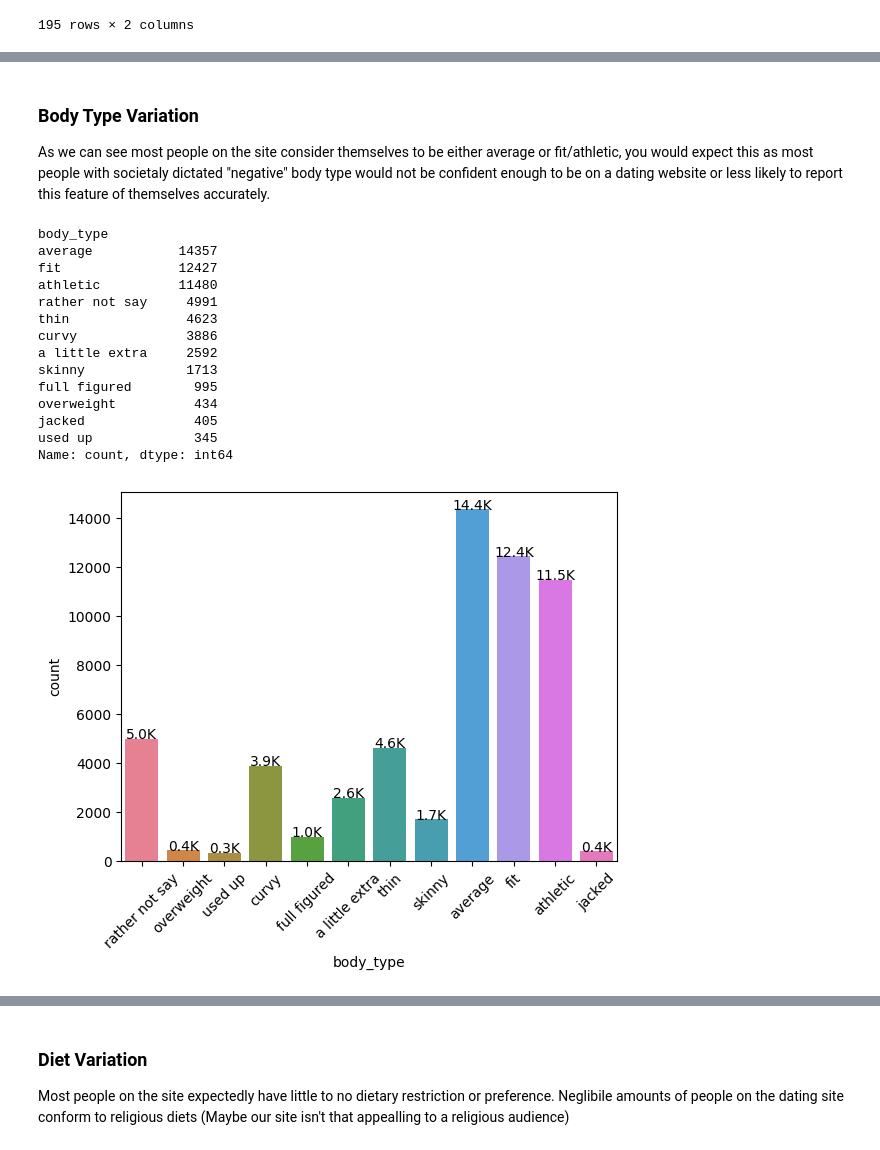
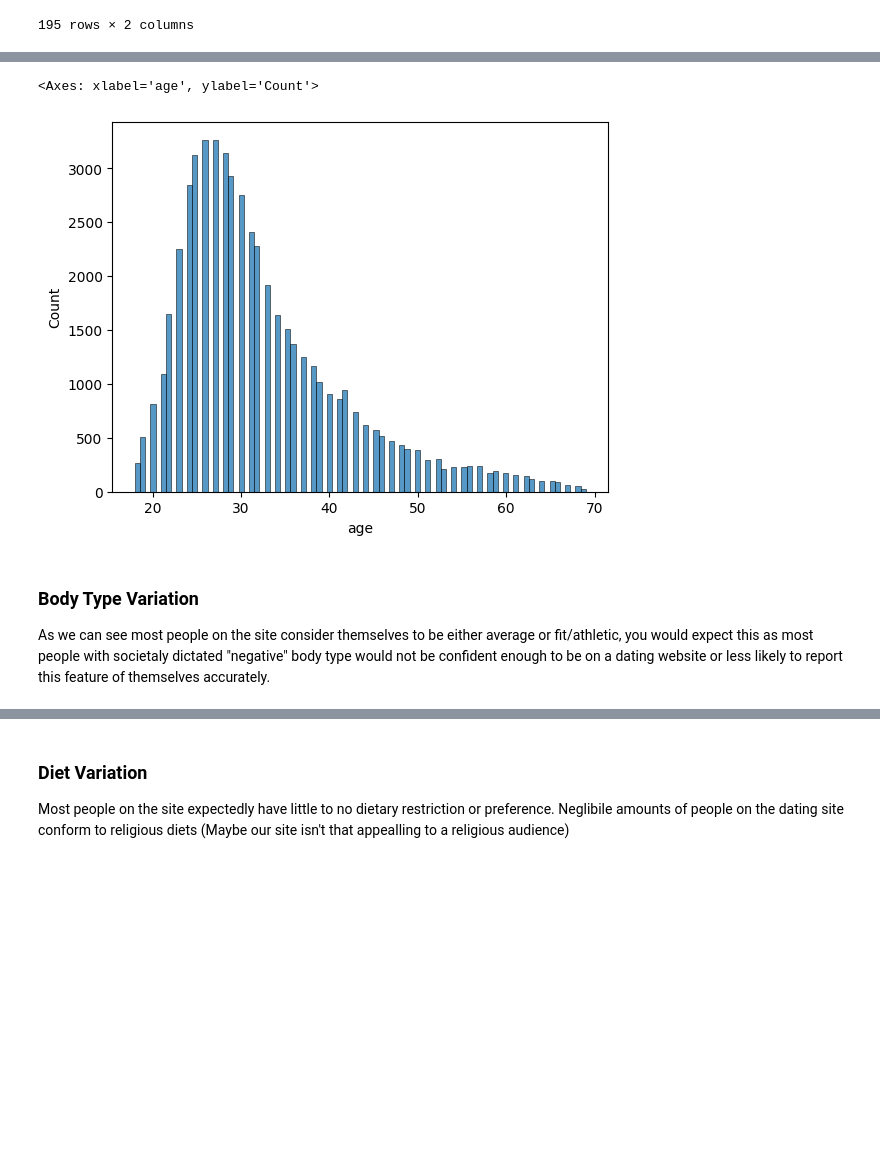
Before and after one commit to BinaryBite/Date-a-scientist, a Jupyter notebook: date-a-scientist.ipynb, the cells around one changed output, grey strips where cells are left out. Saved outputs shown, nothing was run; the diff lists cells and outputs as text; code cells hidden in the pictures; blank space fills up the shorter version.

```diff
--- a/date-a-scientist.ipynb
+++ b/date-a-scientist.ipynb
@@ -862,3 +842,6 @@ Name: count, dtype: int64
+# %%
+profiles['education_level'] = profiles['education_level'].fillna('uneducated')
+profiles['education_status'] = profiles['education_status'].fillna('uneducated')
 # %% [markdown]
 ### Handling `job` nulls
 # %%
@@ -1047 +1049,4 @@ See the caveats in the documentation: https://pandas.pydata.org/pandas-docs/stab
+# %%
+profiles.last_online = pd.to_datetime(working.last_online, format = "%Y-%m-%d-%H-%M")
+working = create_working(profiles, split_map)
 # %% [markdown]
@@ -1069,41 +1090,9 @@ memory usage: 8.4+ MB
+# %%
+sns.histplot(data = working, x = "age")
+# %% [output]
+<Axes: xlabel='age', ylabel='Count'>
+[figure, added]
 # %% [markdown]
 ### Body Type Variation
 
 As we can see most people on the site consider themselves to be either average or fit/athletic, you would expect this as most people with societaly dictated "negative" body type would not be confident enough to be on a dating website or less likely to report this feature of themselves accurately.
-# %%
-profiles['body_type'].value_counts(dropna = False)
-# %% [output]
-body_type
-average           14357
-fit               12427
-athletic          11480
-rather not say     4991
-thin               4623
-curvy              3886
-a little extra     2592
-skinny             1713
-full figured        995
-overweight          434
-jacked              405
-used up             345
-Name: count, dtype: int64
-# %%
-#My order is based on my own determination of a logical order for the available values for body_type based on my own perception of less fit to most fit
-my_order = ['rather not say', 'overweight', 'used up', 'curvy', 'full figured', 'a little extra', 'thin', 'skinny', 'average', 'fit', 'athletic', 'jacked']
-ax = sns.countplot(data = profiles, x = 'body_type', hue = 'body_type', order = my_order, hue_order = my_order)
-
-#Just wanted to put in the count values on top of each bar so as to better interpret the data for ease of interpretability. This is all done in 1000s points for fit.
-for axi in ax.patches:
-    height = axi.get_height()
-    ax.text(axi.get_x()+axi.get_width()/2.,
-            height + 3,
-            f'{round(axi.get_height() / 1000, 1)}K',
-            ha="center")
-
-#rotate labels for no overlap
-locs, labels = plt.xticks()
-plt.setp(labels, rotation=45)
-
-plt.show()
-# %% [output]
-[figure, removed]
```
Also changed, not shown: parts of 54 cells of this notebook, 4 other files.
